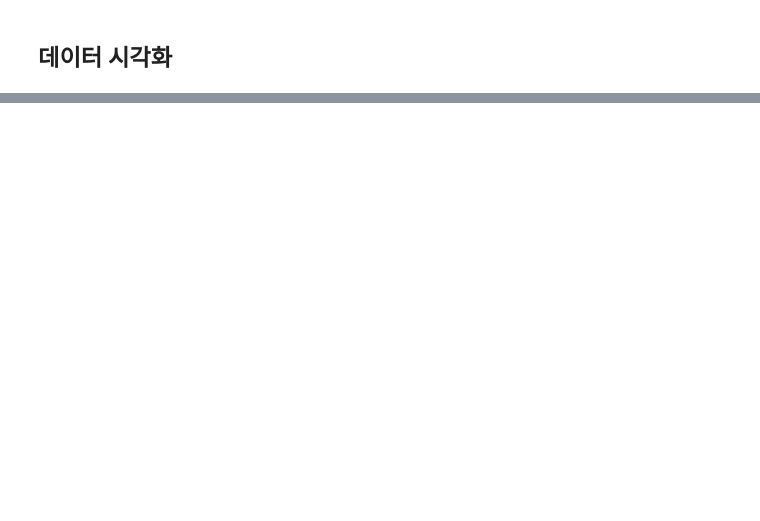
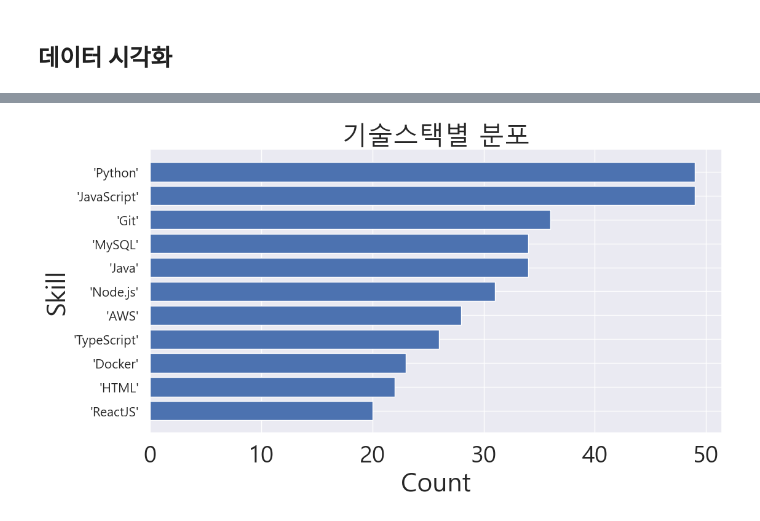
Before and after one commit to JaeMin1130/Python, a Jupyter notebook: Assignment_crawling/전처리.ipynb, the cells around one changed output, grey strips where cells are left out. Cells and saved outputs as stored; diff of their text form; code cells hidden in the pictures; blank space fills up the shorter version.

```diff
--- a/Assignment_crawling/전처리.ipynb
+++ b/Assignment_crawling/전처리.ipynb
@@ -151,2 +118,18 @@ Name: Location, Length: 116, dtype: object
+# %%
+all_done_wanted = filtered_data1
+all_done_programmers = data_programmers1
+# %%
+# Merge the dataframes while excluding entries with the same company
+merged_data = pd.concat([all_done_wanted, all_done_programmers]).drop_duplicates(subset='Company')
+
+# Reset the index
+merged_data.reset_index(drop=True, inplace=True)
+
+merged_data
 # %% [markdown]
 ## 데이터 시각화
+# %%
+# 한글 안 깨지게 설정
+
+plt.rcParams['font.family'] ='Malgun Gothic'
+plt.rcParams['axes.unicode_minus'] =False
@@ -160,0 +157,28 @@ print(group_loc)
+# %%
+def get_skill(data):
+    skill = []
+    for i in data.Skill:
+        temp = i.replace('[', '').replace(']', '').split(",")
+        for j in temp:
+            skill += [j.strip()]
+
+    counter = Counter(skill)
+
+    # 값이 10 이상인 것만 추출
+    filtered_skill = {key: value for key, value in counter.items() if value >= 20}
+
+    return filtered_skill
+
+# 전체 기술스택(val >= 20)
+skill_total = get_skill(merged_data)
+# %%
+data = dict(sorted(skill_total.items(), key = lambda item: item[1]))
+plt.figure(figsize=(12, 6))
+plt.barh(list(data.keys()), data.values())
+plt.xlabel('Count')
+plt.ylabel('Skill')
+plt.yticks(fontsize=15)
+plt.title('기술스택별 분포')
+plt.show()
+# %% [output]
+[figure, added]
```
Also changed, not shown: parts of 17 cells of this notebook.
